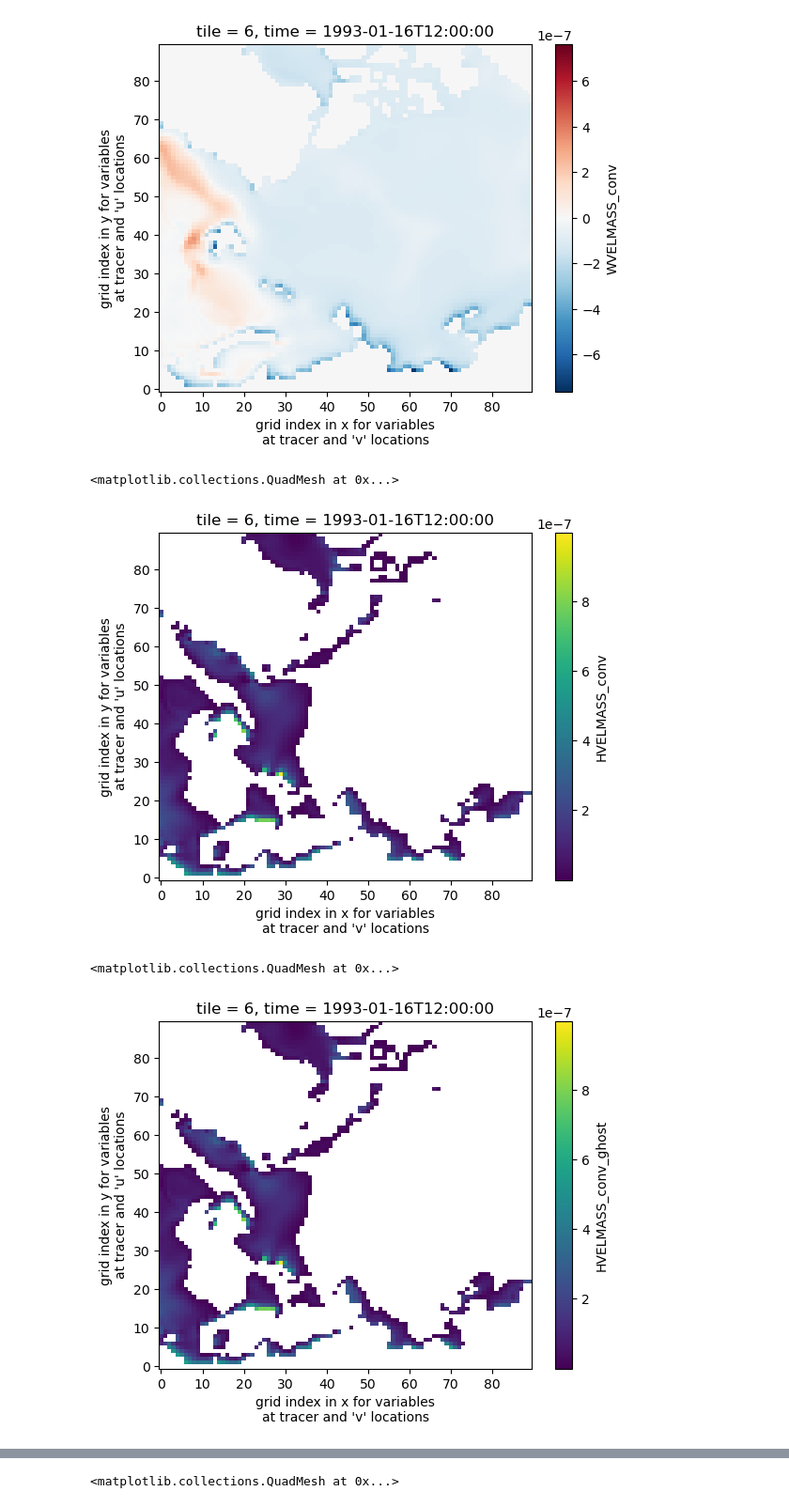
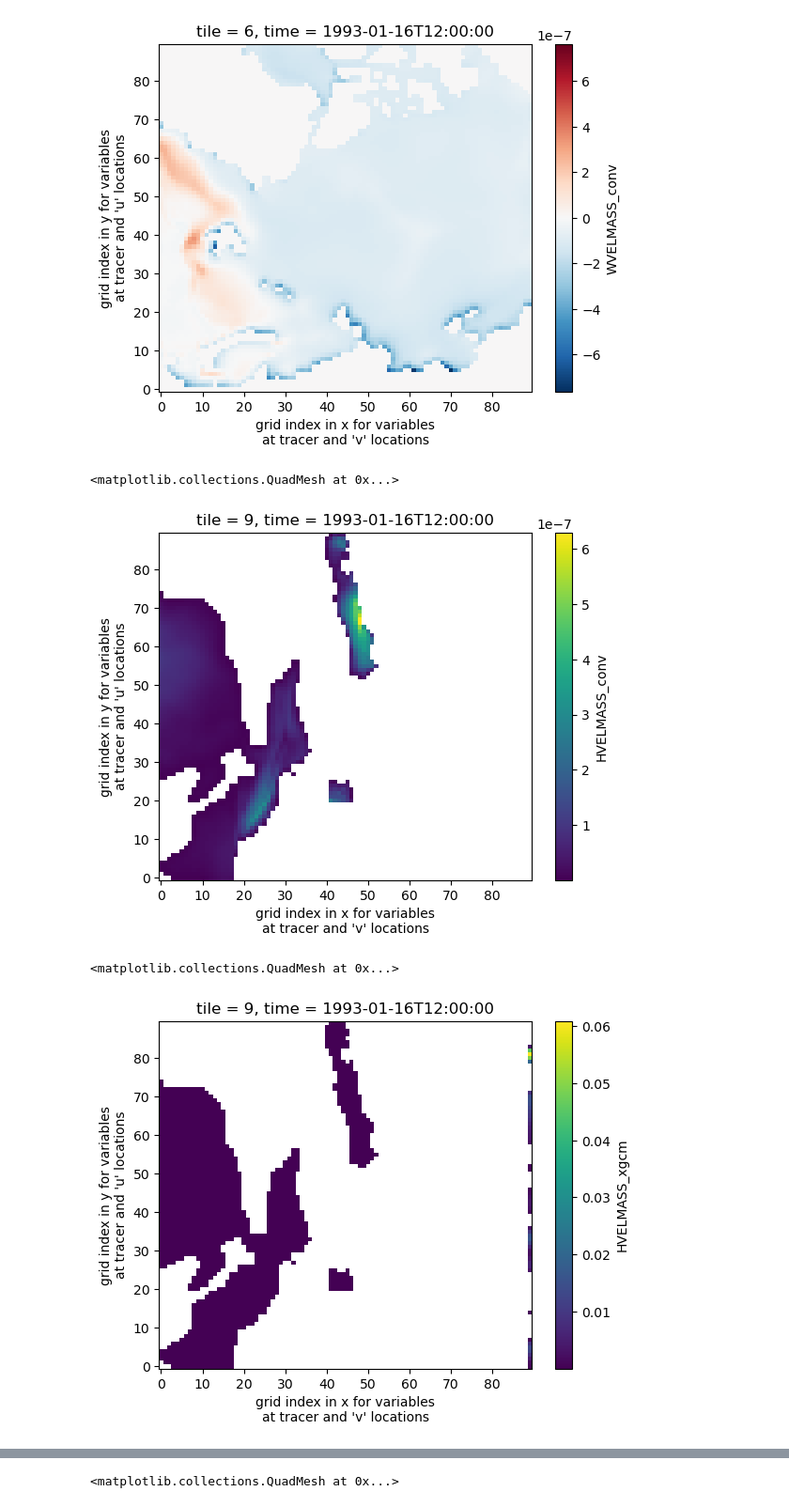
Before and after one commit to anthony-meza/xbudget, a Jupyter notebook: examples/LLC90_budget_examples_mass_heat_salt.ipynb, the cells around one changed output, grey strips where cells are left out. Shown at 94% size. Drawn from its saved outputs; the diff is of its cells as text; code cells hidden in the pictures.

```diff
--- a/examples/LLC90_budget_examples_mass_heat_salt.ipynb
+++ b/examples/LLC90_budget_examples_mass_heat_salt.ipynb
@@ -23,8 +49,10 @@ ValueError: Dimension 0 has 13 blocks, adjust_chunks specified with 1 blocks
 ecco_budget = xr.open_mfdataset("./data/ECCO_budget_terms.zarr").chunk({"k_l":-1, "tile":-1}).fillna(0.0)
 # %%
 ecco_budget = xr.open_mfdataset("./data/ECCO_budget_terms.zarr").chunk({"k_l":-1, "tile":-1}).fillna(0.0)
+ecco_budget["time"].attrs["c_grid_axis_shift"] = 0.0
+ecco_budget["time_bounds"].attrs["c_grid_axis_shift"] = -0.5
 grid = construct_grid(ecco_budget)
 
-xbudget.collect_budgets(grid, xbudget_dict)
-import json
-print(json.dumps(xbudget_dict['mass'], sort_keys=True, indent=4))
+# xbudget.collect_budgets(grid, xbudget_dict)
+# import json
+# print(json.dumps(xbudget_dict['mass'], sort_keys=True, indent=4))
@@ -40,8 +58,0 @@ tmp.isel(time = 0, tile = 7).sum("k").plot()
-# %%
-grid._ds["WVELMASS_conv"] = calc_1d_flux_convergence((grid._ds["WVELMASS"] * grid._ds["rA"]).fillna(0.0).chunk({grid.axes["Z"].coords["left"]:-1}), grid._ds)
-
-grid._ds["WVELMASS_conv"] = (1035.0 * grid._ds["WVELMASS_conv"])
-
-grid._ds["WVELMASS_conv"] = grid._ds["WVELMASS_conv"] / (1035.0 * grid._ds.rA)
-
-grid._ds["WVELMASS_conv"].isel(time = 0, tile = 7).sum("k").plot()
@@ -293,8 +487,8 @@ Fx = grid._ds["UVELMASS"] * grid._ds["dyG"] *  grid._ds["drF"]
 Fy = grid._ds["VVELMASS"] * grid._ds["dxG"] *  grid._ds["drF"]
 
 # keep the face dims unchunked (or at least not fragmented) for padding
-Fx = Fx.chunk({"i_g": -1, "j": -1}).fillna(0.0)
-Fy = Fy.chunk({"i": -1, "j_g": -1}).fillna(0.0)
+Fx = Fx.chunk({"tile":-1, "i_g": -1, "j": -1}).fillna(0.0)
+Fy = Fy.chunk({"tile":-1, "i": -1, "j_g": -1}).fillna(0.0)
 
 grid._ds["HVELMASS_conv"] = calc_2d_flux_convergence(Fx, Fy, grid._ds)
 grid._ds["HVELMASS_conv"] = (grid._ds["HVELMASS_conv"]).sum("k")
@@ -305,6 +499,24 @@ grid._ds["HVELMASS_conv_ghost"] = (grid._ds["HVELMASS_conv_ghost"]).sum("k")
 grid._ds["HVELMASS_conv_ghost"] = (grid._ds["HVELMASS_conv_ghost"])  / grid._ds["rA"]
 
 
+# grid._ds["HVELMASS_top"] = flux_convergence_faceconn_infer(grid, Fx, Fy)
+# grid._ds["HVELMASS_top"] = (grid._ds["HVELMASS_top"]).sum("k")
+# grid._ds["HVELMASS_top"] = (grid._ds["HVELMASS_top"])  / grid._ds["rA"]
+
+# du = grid.diff(Fx, axis='X', boundary= None,  other_component={'Y': Fy})
+# dv = grid.diff(Fy, axis='Y', boundary= None, other_component={'X': Fx})
+
+# # Combine them for your mass balance
+# grid._ds["HVELMASS_xgcm"] =
+
+diff_ADV_th = grid.diff_2d_vector({'X': Fx, 'Y': Fy}, boundary=None)
+# grid._ds["HVELMASS_xgcm"] = -(du + dv)
+# grid._ds["HVELMASS_xgcm"] = (grid._ds["HVELMASS_xgcm"]).sum("k")
+# grid._ds["HVELMASS_xgcm"] = (grid._ds["HVELMASS_xgcm"])  / grid._ds["rA"]
+
+
+
+# convergence
 # grid._ds["WVELMASS_conv"] = grid.diff(,
 #                                 axis='Z',
 #                                 boundary='fill',fill_value=0)
@@ -331,15 +563,15 @@ conv.isel(time = 0, tile = 6).plot()
 conv = (grid._ds["HVELMASS_conv"])
 conv = conv.where(np.abs(conv > 0.0))
 
-conv.isel(time = 0, tile = 6).plot()
+conv.isel(time = 0, tile = 9).plot()
 # %% [output]
 <matplotlib.collections.QuadMesh at 0x...>
-[figure, old version]
+[figure, new version]
 # %%
-conv = (grid._ds["HVELMASS_conv_ghost"])
+conv = (grid._ds["HVELMASS_xgcm"])
 conv = conv.where(np.abs(conv > 0.0))
 
-conv.isel(time = 0, tile = 6).plot()
+conv.isel(time = 0, tile = 9).plot()
 # %% [output]
 <matplotlib.collections.QuadMesh at 0x...>
-[figure, old version]
+[figure, new version]
```
Also changed, not shown: parts of 15 cells of this notebook, 3 other files.
